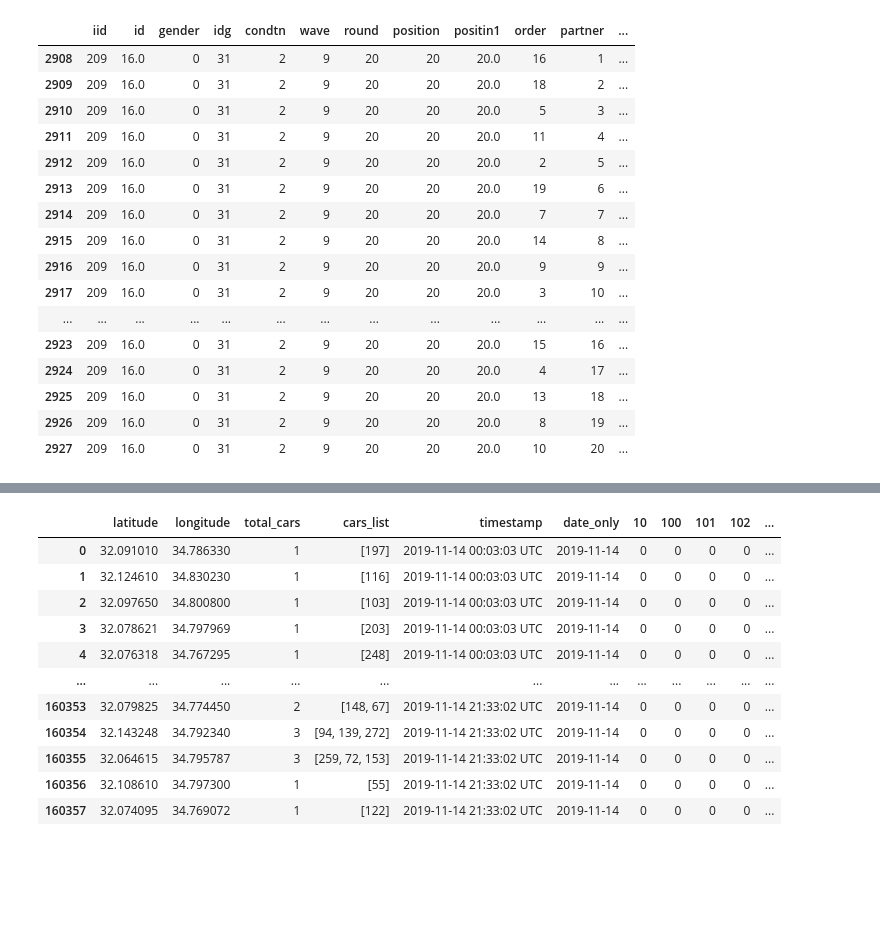
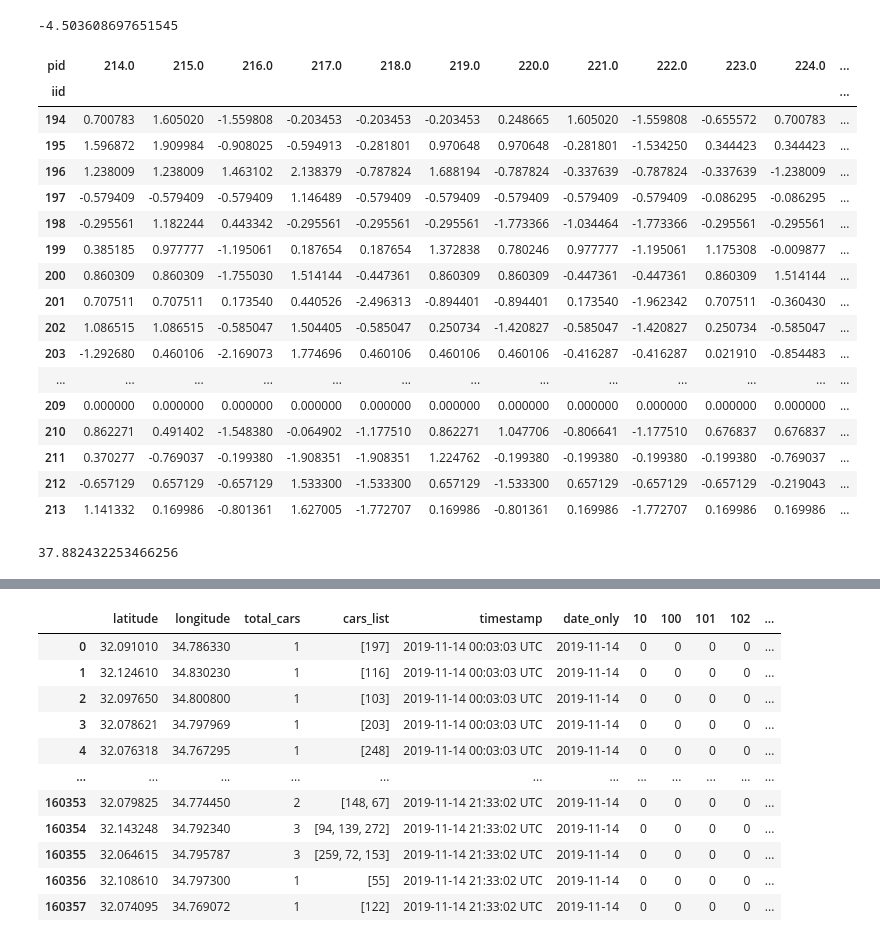
Before and after one commit to Joeyzect/OptimizationProject_Fall2022, a Jupyter notebook: cleaner.ipynb, the cells around one changed output, grey strips where cells are left out. Drawn from its saved outputs; the diff is of its cells as text; code cells hidden in the pictures; blank space fills up the shorter version.

```diff
--- a/cleaner.ipynb
+++ b/cleaner.ipynb
@@ -25,2 +7,0 @@ df['scored_decision'] = df['like'] + df['dec']*0.5
-# %%
-df['stdzed_scored_decision'] = df.groupby('iid')['scored_decision'].transform(lambda x: (x - x.mean()) / x.std())
@@ -26,0 +74,4 @@ df['stdzed_scored_decision'] = df.groupby('iid')['scored_decision'].transform(la
+# %%
+preference_matrix[0].sort_values().iloc[0]
+# %% [output]
+-4.503608697651545
@@ -27,25 +90,5 @@ df['stdzed_scored_decision'] = df.groupby('iid')['scored_decision'].transform(la
 # %%
 wave9 = df[df['wave']==9][['iid', 'gender', 'pid', 'stdzed_scored_decision']]
-# %%
-df[df['iid']==209]
-# %% [output]
-|  | iid | id | gender | idg | condtn | wave | round | position | positin1 | order | partner | ... |
-| 2908 | 209 | 16.0 | 0 | 31 | 2 | 9 | 20 | 20 | 20.0 | 16 | 1 | ... |
-| 2909 | 209 | 16.0 | 0 | 31 | 2 | 9 | 20 | 20 | 20.0 | 18 | 2 | ... |
-| 2910 | 209 | 16.0 | 0 | 31 | 2 | 9 | 20 | 20 | 20.0 | 5 | 3 | ... |
-| 2911 | 209 | 16.0 | 0 | 31 | 2 | 9 | 20 | 20 | 20.0 | 11 | 4 | ... |
-| 2912 | 209 | 16.0 | 0 | 31 | 2 | 9 | 20 | 20 | 20.0 | 2 | 5 | ... |
-| 2913 | 209 | 16.0 | 0 | 31 | 2 | 9 | 20 | 20 | 20.0 | 19 | 6 | ... |
-| 2914 | 209 | 16.0 | 0 | 31 | 2 | 9 | 20 | 20 | 20.0 | 7 | 7 | ... |
-| 2915 | 209 | 16.0 | 0 | 31 | 2 | 9 | 20 | 20 | 20.0 | 14 | 8 | ... |
-| 2916 | 209 | 16.0 | 0 | 31 | 2 | 9 | 20 | 20 | 20.0 | 9 | 9 | ... |
-| 2917 | 209 | 16.0 | 0 | 31 | 2 | 9 | 20 | 20 | 20.0 | 3 | 10 | ... |
-| ... | ... | ... | ... | ... | ... | ... | ... | ... | ... | ... | ... | ... |
-| 2923 | 209 | 16.0 | 0 | 31 | 2 | 9 | 20 | 20 | 20.0 | 15 | 16 | ... |
-| 2924 | 209 | 16.0 | 0 | 31 | 2 | 9 | 20 | 20 | 20.0 | 4 | 17 | ... |
-| 2925 | 209 | 16.0 | 0 | 31 | 2 | 9 | 20 | 20 | 20.0 | 13 | 18 | ... |
-| 2926 | 209 | 16.0 | 0 | 31 | 2 | 9 | 20 | 20 | 20.0 | 8 | 19 | ... |
-| 2927 | 209 | 16.0 | 0 | 31 | 2 | 9 | 20 | 20 | 20.0 | 10 | 20 | ... |
 # %%
 preferences_0 = wave9[wave9['gender']==0].pivot(index='iid', columns='pid', values='stdzed_scored_decision').fillna(0)
 preferences_1 = wave9[wave9['gender']==1].pivot(index='iid', columns='pid', values='stdzed_scored_decision').fillna(0)
@@ -52,2 +97,27 @@ preferences_1 = wave9[wave9['gender']==1].pivot(index='iid', columns='pid', valu
+# %%
+preferences_0
+# %% [output]
+| pid | 214.0 | 215.0 | 216.0 | 217.0 | 218.0 | 219.0 | 220.0 | 221.0 | 222.0 | 223.0 | 224.0 | ... |
+| iid |  |  |  |  |  |  |  |  |  |  |  | ... |
+| 194 | 0.700783 | 1.605020 | -1.559808 | -0.203453 | -0.203453 | -0.203453 | 0.248665 | 1.605020 | -1.559808 | -0.655572 | 0.700783 | ... |
+| 195 | 1.596872 | 1.909984 | -0.908025 | -0.594913 | -0.281801 | 0.970648 | 0.970648 | -0.281801 | -1.534250 | 0.344423 | 0.344423 | ... |
+| 196 | 1.238009 | 1.238009 | 1.463102 | 2.138379 | -0.787824 | 1.688194 | -0.787824 | -0.337639 | -0.787824 | -0.337639 | -1.238009 | ... |
+| 197 | -0.579409 | -0.579409 | -0.579409 | 1.146489 | -0.579409 | -0.579409 | -0.579409 | -0.579409 | -0.579409 | -0.086295 | -0.086295 | ... |
+| 198 | -0.295561 | 1.182244 | 0.443342 | -0.295561 | -0.295561 | -0.295561 | -1.773366 | -1.034464 | -1.773366 | -0.295561 | -0.295561 | ... |
+| 199 | 0.385185 | 0.977777 | -1.195061 | 0.187654 | 0.187654 | 1.372838 | 0.780246 | 0.977777 | -1.195061 | 1.175308 | -0.009877 | ... |
+| 200 | 0.860309 | 0.860309 | -1.755030 | 1.514144 | -0.447361 | 0.860309 | 0.860309 | -0.447361 | -0.447361 | 0.860309 | 1.514144 | ... |
+| 201 | 0.707511 | 0.707511 | 0.173540 | 0.440526 | -2.496313 | -0.894401 | -0.894401 | 0.173540 | -1.962342 | 0.707511 | -0.360430 | ... |
+| 202 | 1.086515 | 1.086515 | -0.585047 | 1.504405 | -0.585047 | 0.250734 | -1.420827 | -0.585047 | -1.420827 | 0.250734 | -0.585047 | ... |
+| 203 | -1.292680 | 0.460106 | -2.169073 | 1.774696 | 0.460106 | 0.460106 | 0.460106 | -0.416287 | -0.416287 | 0.021910 | -0.854483 | ... |
+| ... | ... | ... | ... | ... | ... | ... | ... | ... | ... | ... | ... | ... |
+| 209 | 0.000000 | 0.000000 | 0.000000 | 0.000000 | 0.000000 | 0.000000 | 0.000000 | 0.000000 | 0.000000 | 0.000000 | 0.000000 | ... |
+| 210 | 0.862271 | 0.491402 | -1.548380 | -0.064902 | -1.177510 | 0.862271 | 1.047706 | -0.806641 | -1.177510 | 0.676837 | 0.676837 | ... |
+| 211 | 0.370277 | -0.769037 | -0.199380 | -1.908351 | -1.908351 | 1.224762 | -0.199380 | -0.199380 | -0.199380 | -0.199380 | -0.769037 | ... |
+| 212 | -0.657129 | 0.657129 | -0.657129 | 1.533300 | -1.533300 | 0.657129 | -1.533300 | 0.657129 | -0.657129 | -0.657129 | -0.219043 | ... |
+| 213 | 1.141332 | 0.169986 | -0.801361 | 1.627005 | -1.772707 | 0.169986 | -0.801361 | 0.169986 | -1.772707 | 0.169986 | 0.169986 | ... |
 # %%
 preference_table = preferences_0 + preferences_1.T
+# %%
+sum(total_value.values())
+# %% [output]
+37.882432253466256
```
Also changed, not shown: parts of 19 cells of this notebook, 1 other file.
